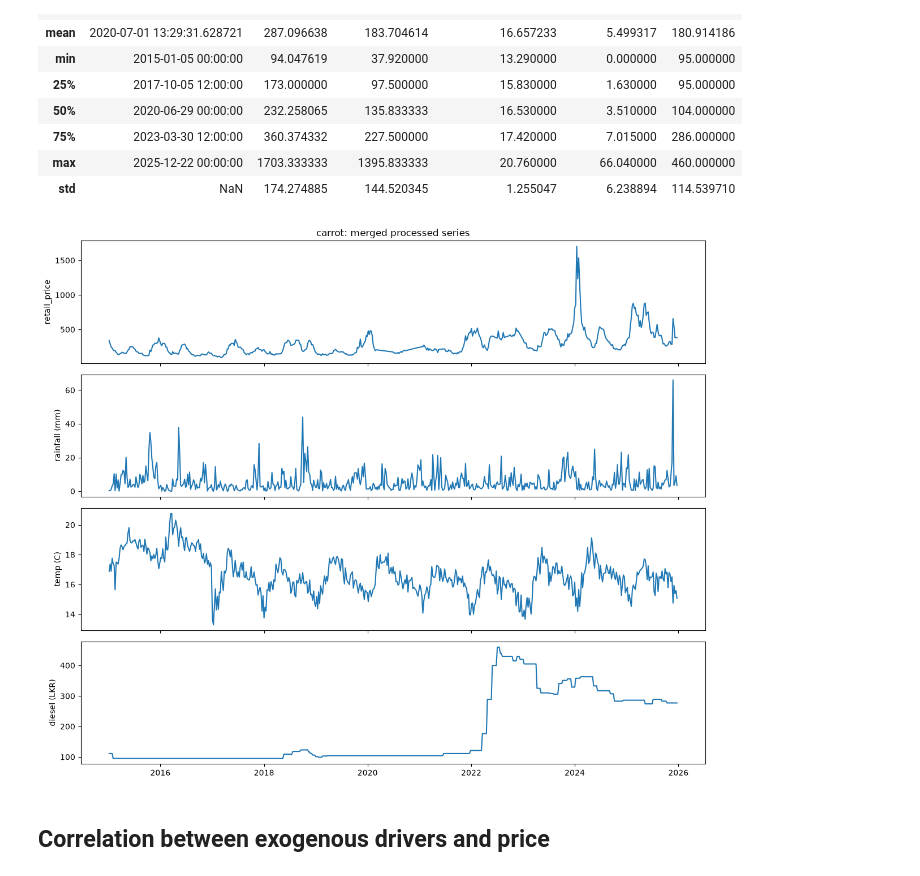
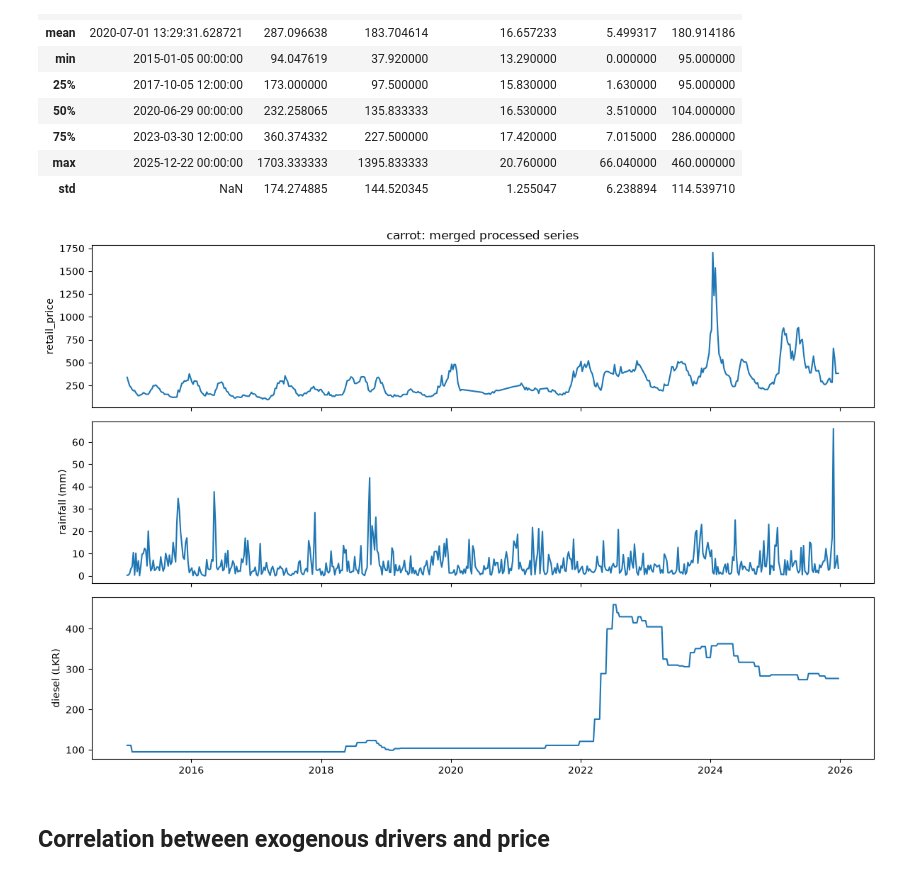
Before and after one commit to ZeroWillHero/vege-predict, a Jupyter notebook: notebooks/01_data_exploration.ipynb, the cells around one changed output. Saved outputs shown, nothing was run; the diff lists cells and outputs as text; code cells hidden in the pictures.

```diff
--- a/notebooks/01_data_exploration.ipynb
+++ b/notebooks/01_data_exploration.ipynb
@@ -84,15 +104,14 @@ carrot.describe()
 | max | 2025-12-22 00:00:00 | 1703.333333 | 1395.833333 | 20.760000 | 66.040000 | 460.000000 |
 | std | NaN | 174.274885 | 144.520345 | 1.255047 | 6.238894 | 114.539710 |
 # %%
-fig, axes = plt.subplots(4, 1, figsize=(12, 10), sharex=True)
+fig, axes = plt.subplots(3, 1, figsize=(12, 8), sharex=True)
 axes[0].plot(carrot['date'], carrot['retail_price']); axes[0].set_ylabel('retail_price')
 axes[1].plot(carrot['date'], carrot['average_rainfall']); axes[1].set_ylabel('rainfall (mm)')
-axes[2].plot(carrot['date'], carrot['average_temperature']); axes[2].set_ylabel('temp (C)')
-axes[3].plot(carrot['date'], carrot['diesel_price']); axes[3].set_ylabel('diesel (LKR)')
+axes[2].plot(carrot['date'], carrot['diesel_price']); axes[2].set_ylabel('diesel (LKR)')
 axes[0].set_title('carrot: merged processed series')
 plt.tight_layout(); plt.show()
 # %% [output]
-[figure, old version]
+[figure, new version]
 # %% [markdown]
 ## Correlation between exogenous drivers and price
 # %%
```
Also changed, not shown: parts of 21 cells of this notebook, 11 other files.
